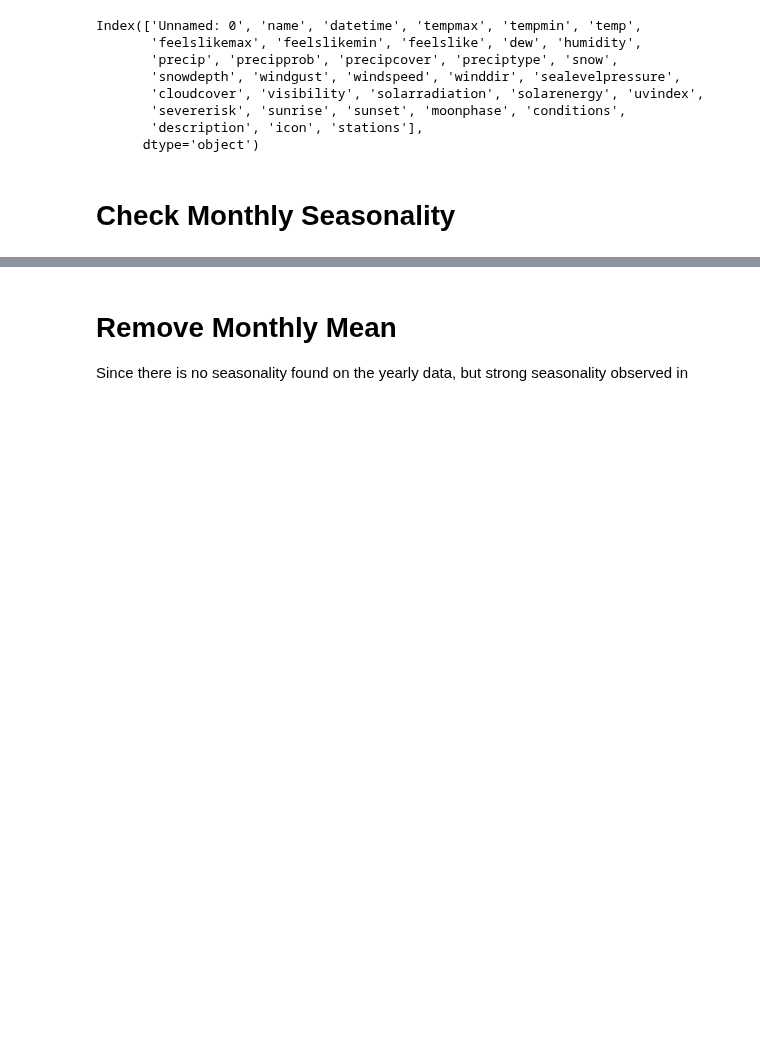
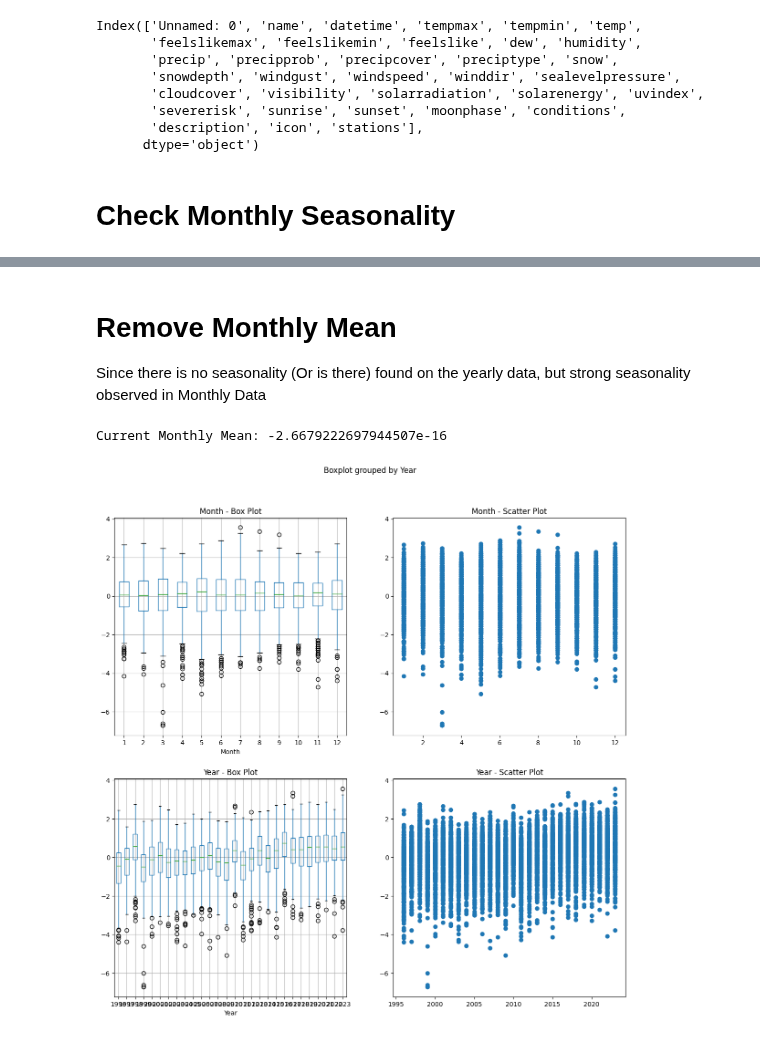
Before and after one commit to alaricespina/Thesis-Repository, a Jupyter notebook: Deployment - Auto Regressive/SciKit AutoRegression.ipynb, the cells around one changed output, grey strips where cells are left out. Drawn from its saved outputs; the diff is of its cells as text; code cells hidden in the pictures; blank space fills up the shorter version.

```diff
--- a/Deployment - Auto Regressive/SciKit AutoRegression.ipynb
+++ b/Deployment - Auto Regressive/SciKit AutoRegression.ipynb
@@ -40,4 +51,28 @@ plt.show()
 # %% [markdown]
 # Remove Monthly Mean
 
-Since there is no seasonality found on the yearly data, but strong seasonality observed in
+Since there is no seasonality (Or is there) found on the yearly data, but strong seasonality observed in Monthly Data
+# %%
+normalized_df = df.copy()
+normalized_df["TempMod"] = normalized_df["temp"]
+
+month_grp = normalized_df.groupby(by = "Month").mean(numeric_only = True)["temp"]
+
+# For Every Month in the list of unique Months in the Dataframe
+for month in normalized_df['Month'].unique():
+    # Look for df["Month"] == current unique month, Change TempMod Value to be (currentTemp of the Day) - (Monthly Mean)
+    normalized_df.loc[normalized_df['Month'] == month, 'TempMod'] -= month_grp[month]
+
+# Get The Mean of the Normalized Month Groups
+monthly_mean = normalized_df['TempMod'].mean()
+print("Current Monthly Mean:", monthly_mean)
+
+# Subtract the Normalized Temperature Mean by the Total Mean of all the other Normalized
+normalized_df['TempMod'] = normalized_df['TempMod'] - monthly_mean
+current_monthly_mean = normalized_df["TempMod"].mean()
+# %% [output]
+Current Monthly Mean: -2.6679222697944507e-16
+# %%
+plotSeasonality(normalized_df, "TempMod")
+# %% [output]
+[figure, added]
```
Also changed, not shown: parts of 52 cells of this notebook.
